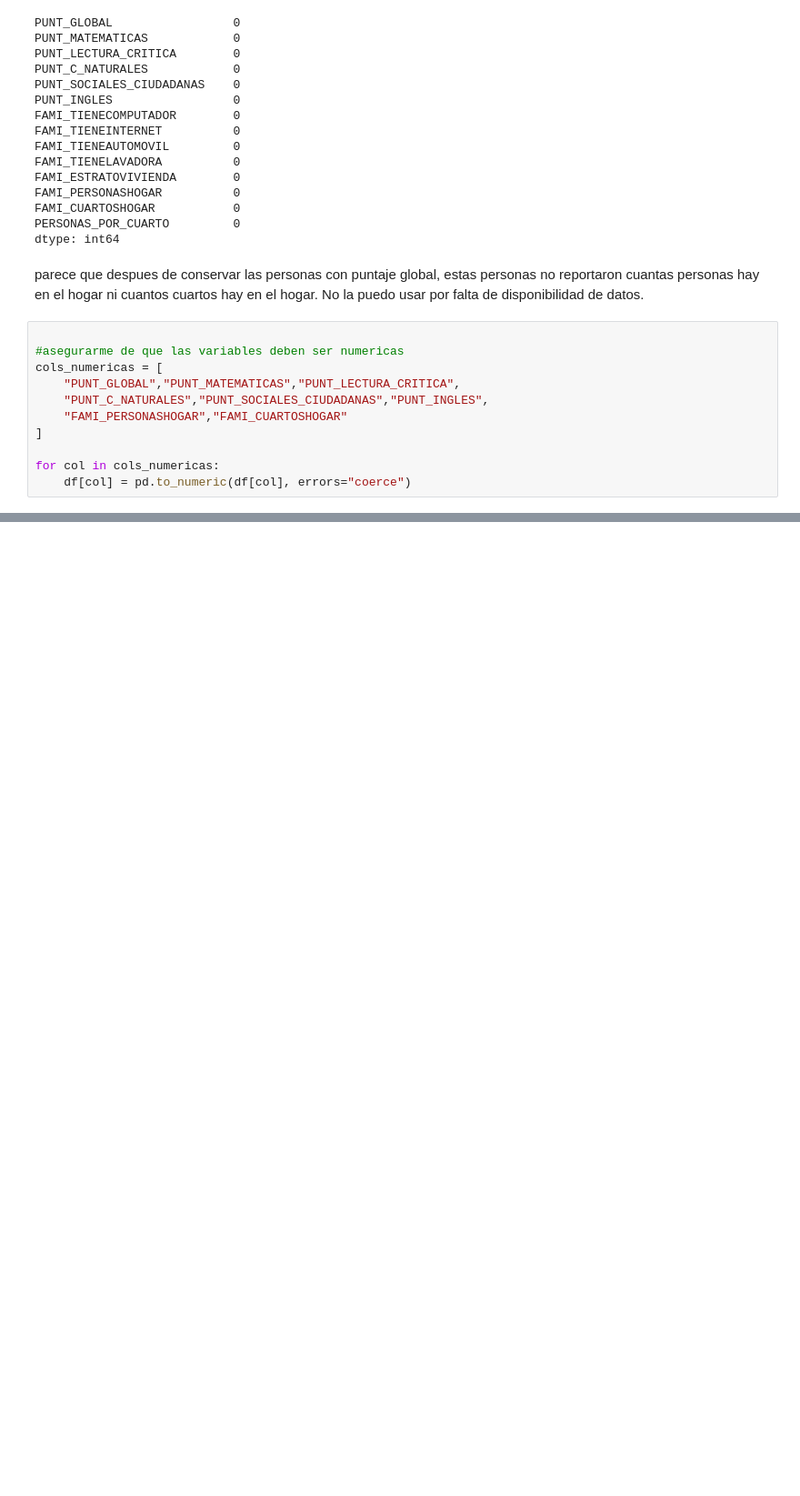
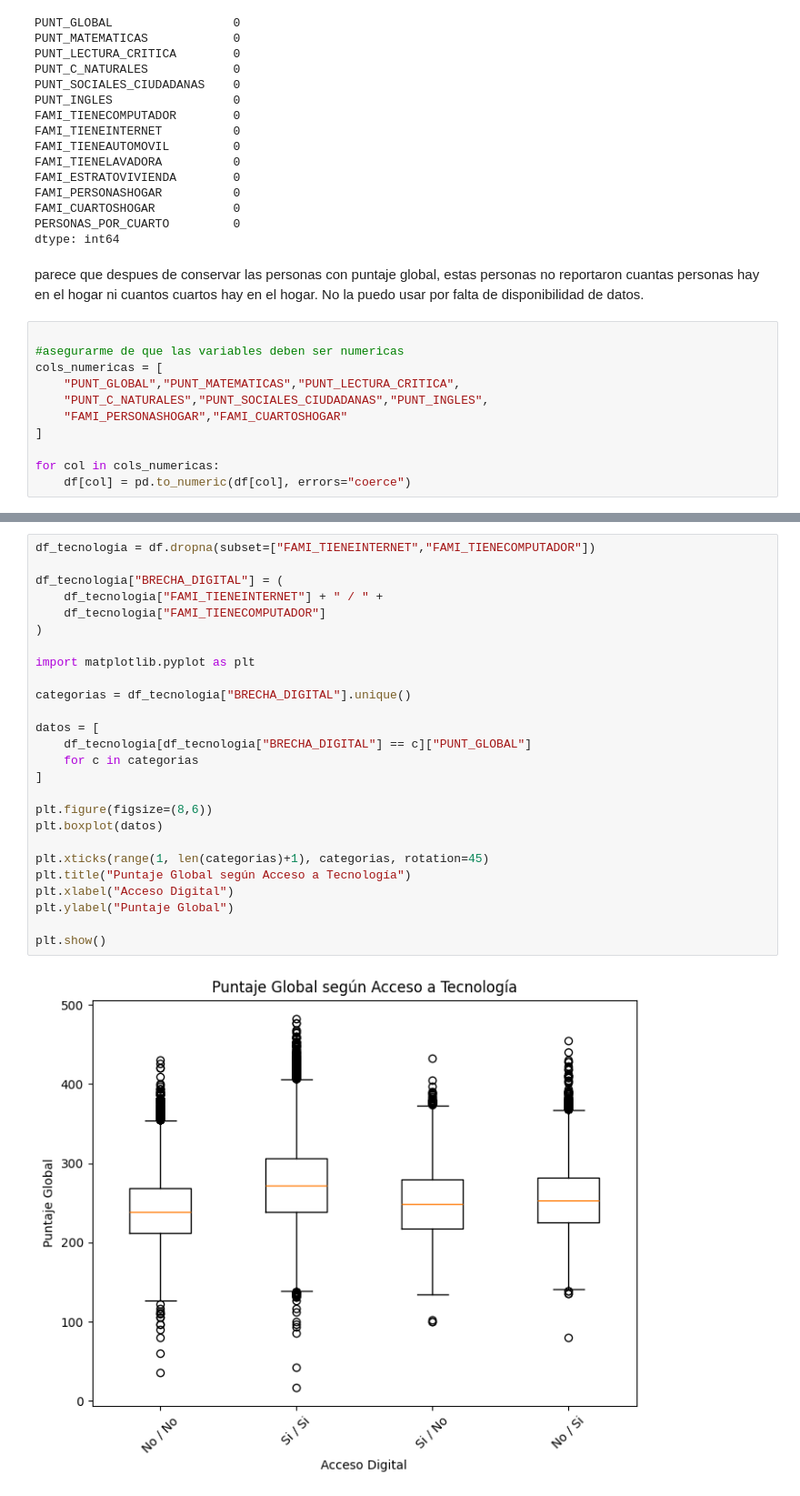
Before and after one commit to isabellagomez2003-sys/Proyecto-1, a Jupyter notebook: pregunta2(Dani).ipynb, the cells around one changed output, grey strips where cells are left out. Shown at 91% size. Saved outputs shown, nothing was run; the diff lists cells and outputs as text; blank space fills up the shorter version.

```diff
--- a/pregunta2(Dani).ipynb
+++ b/pregunta2(Dani).ipynb
@@ -234,0 +361,28 @@ tendremos que trabajar por dataframes para cada medida que queremos trabajar. Se
+# %%
+df_tecnologia = df.dropna(subset=["FAMI_TIENEINTERNET","FAMI_TIENECOMPUTADOR"])
+
+df_tecnologia["BRECHA_DIGITAL"] = (
+    df_tecnologia["FAMI_TIENEINTERNET"] + " / " +
+    df_tecnologia["FAMI_TIENECOMPUTADOR"]
+)
+
+import matplotlib.pyplot as plt
+
+categorias = df_tecnologia["BRECHA_DIGITAL"].unique()
+
+datos = [
+    df_tecnologia[df_tecnologia["BRECHA_DIGITAL"] == c]["PUNT_GLOBAL"]
+    for c in categorias
+]
+
+plt.figure(figsize=(8,6))
+plt.boxplot(datos)
+
+plt.xticks(range(1, len(categorias)+1), categorias, rotation=45)
+plt.title("Puntaje Global según Acceso a Tecnología")
+plt.xlabel("Acceso Digital")
+plt.ylabel("Puntaje Global")
+
+plt.show()
+# %% [output]
+[figure, added]
```
Also changed, not shown: parts of 15 cells of this notebook.
